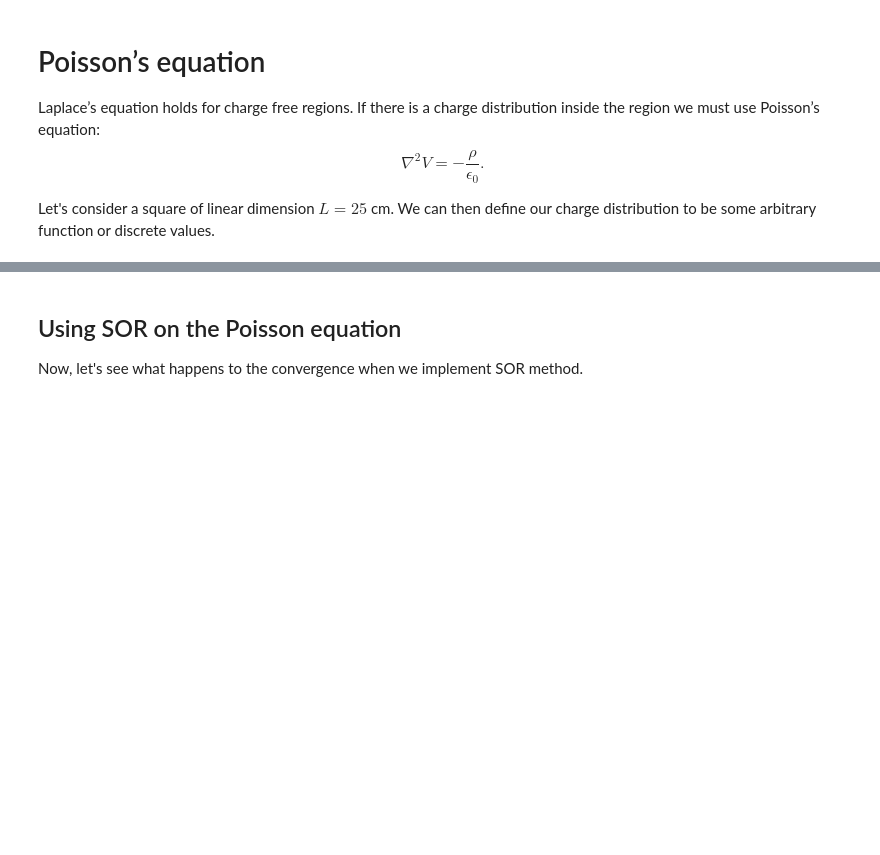
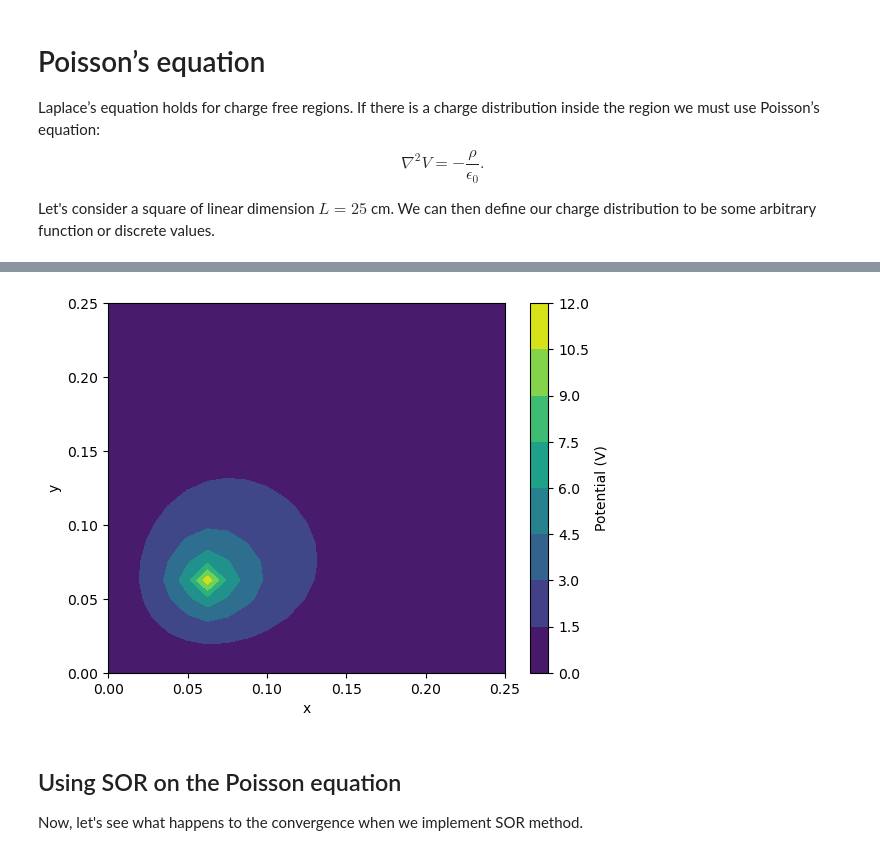
Before and after one commit to Phys3211/resources, a Jupyter notebook: Computation/09_Lecture_Electrostatics.ipynb, the cells around one changed output, grey strips where cells are left out. Drawn from its saved outputs; the diff is of its cells as text; code cells hidden in the pictures; blank space fills up the shorter version.

```diff
--- a/Computation/09_Lecture_Electrostatics.ipynb
+++ b/Computation/09_Lecture_Electrostatics.ipynb
@@ -360,5 +372,6 @@ def evolve(i):
     cont = ax.contourf(X, Y, V, cmap="viridis")
     return cont.get_children()
 
-anim = animation.FuncAnimation(fig, evolve, frames=100, interval=10, blit=False)
-HTML(anim.to_html5_video())
+anim = animation.FuncAnimation(fig, evolve, frames=296, interval=10, blit=False)
+HTML(anim.to_html5_video()) ## needs ffmpeg
+# %% [output]
@@ -365,3 +379,4 @@ HTML(anim.to_html5_video())
+[figure, added]
 # %% [markdown]
 ## Using SOR on the Poisson equation
 Now, let's see what happens to the convergence when we implement SOR method.
```
Also changed, not shown: parts of 13 cells of this notebook, 1 other file.
